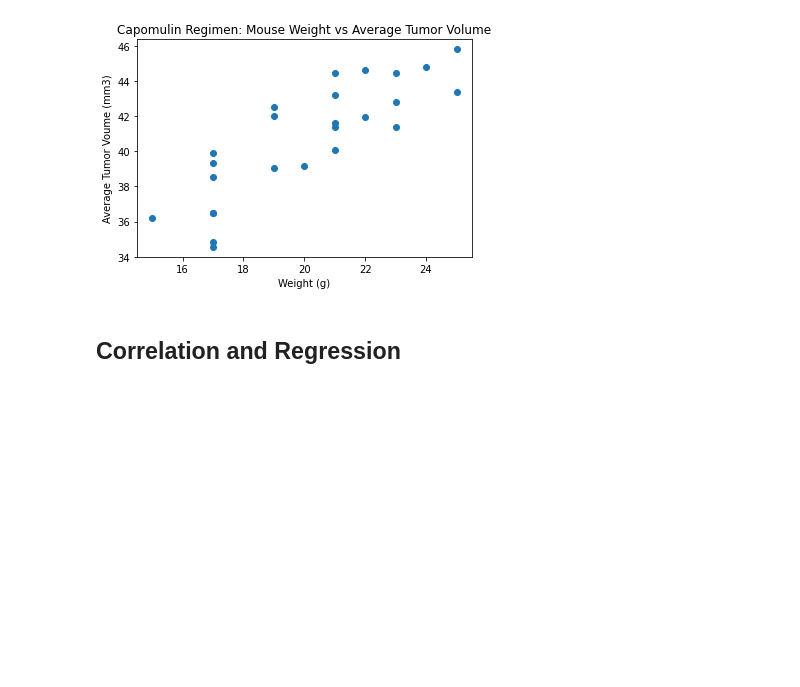
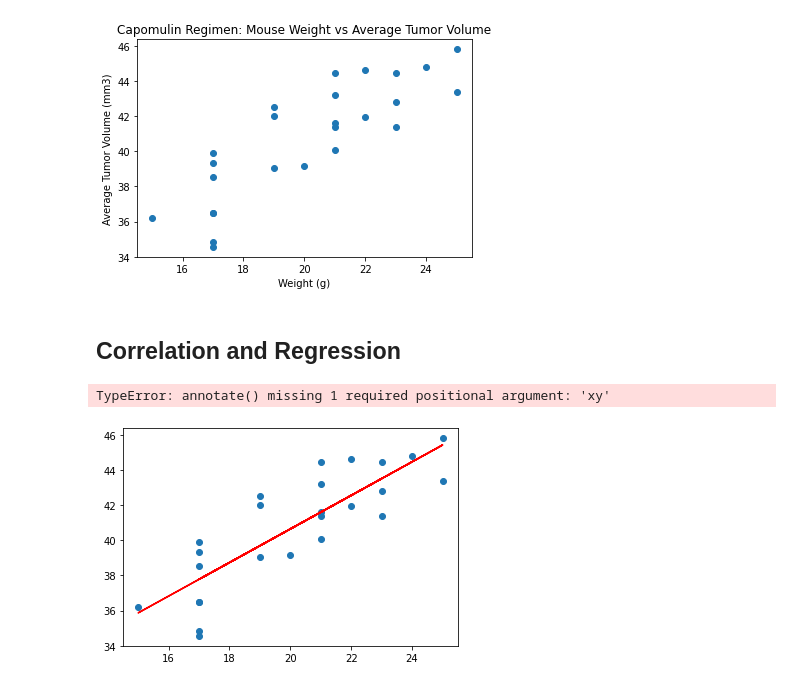
Before and after one commit to sunwoo-kim20/matplotlib-challenge, a Jupyter notebook: Pymaceuticals/pymaceuticals_starter.ipynb, the cells around one changed output. Cells and saved outputs as stored; diff of their text form; code cells hidden in the pictures; blank space fills up the shorter version.

Commit message:
calculated correlation coeffcient and plotted line

```diff
--- a/Pymaceuticals/pymaceuticals_starter.ipynb
+++ b/Pymaceuticals/pymaceuticals_starter.ipynb
@@ -378,0 +376,27 @@ plt.show()
+# %%
+# Calculate the correlation coefficient and linear regression model
+# for mouse weight and average tumor volume for the Capomulin regimen
+
+# Use scipy to calculate values for regression
+(slope, intercept, rvalue, pvalue, stderr) = st.linregress(mouse_weights, avg_tumor_vols)
+
+# Calculate the regression values
+regress_vals = mouse_weights*slope + intercept
+
+# Create string variable that holds the regression line's equation
+line_eq = f"y = {round(slope, 2)}x + {round(intercept, 2)}"
+
+# Plot regression line on top of scatter plot
+
+# Plot scatter plot
+plt.scatter(mouse_weights, avg_tumor_vols)
+plt.plot(mouse_weights, regress_vals, color = "r")
+plt.annotate(line_eq, (5,5), fontsize = 10, color = "r")
+plt.title("Capomulin Regimen: Mouse Weight vs Average Tumor Volume")
+plt.xlabel("Weight (g)")
+plt.ylabel("Average Tumor Volume (mm3)")
+plt.show()
+print(f"The correlation coefficient between mouse weight and average tumor volume is {round(rvalue, 2)}")
+# %% [output]
+TypeError: annotate() missing 1 required positional argument: 'xy'
+[figure, added]
```
Also changed, not shown: parts of 2 cells of this notebook.
